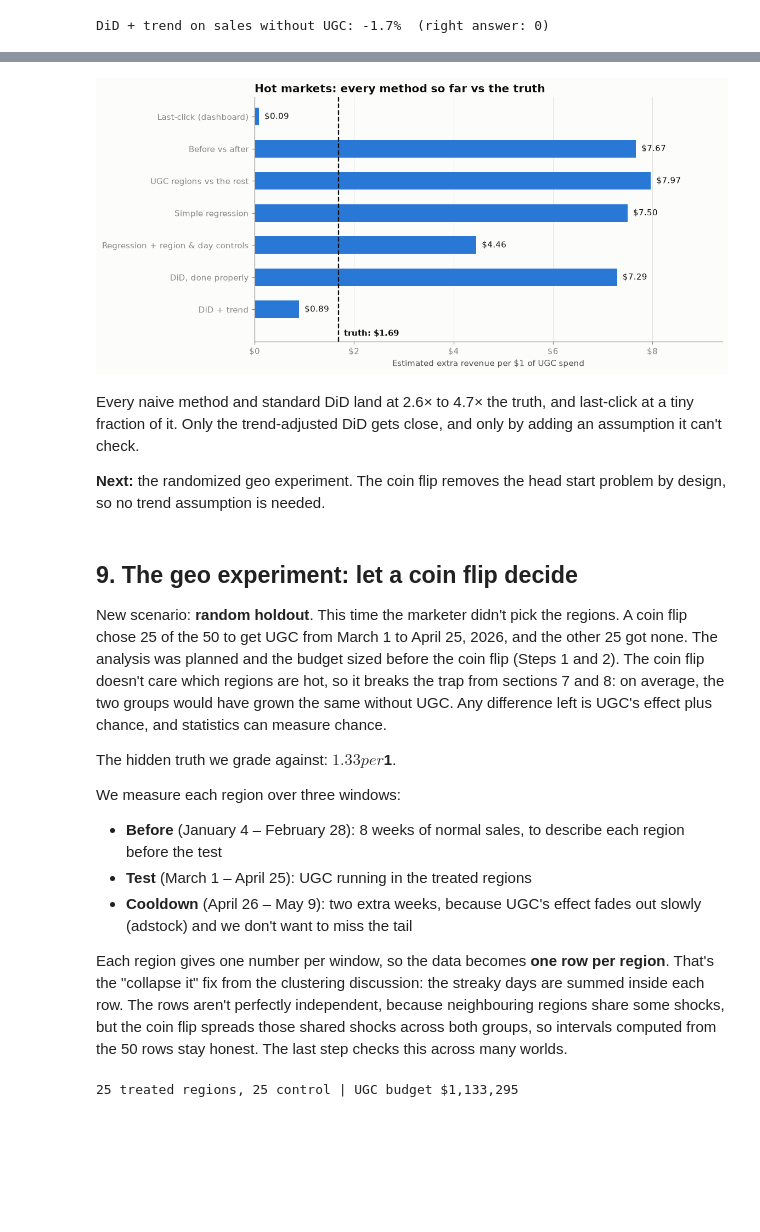
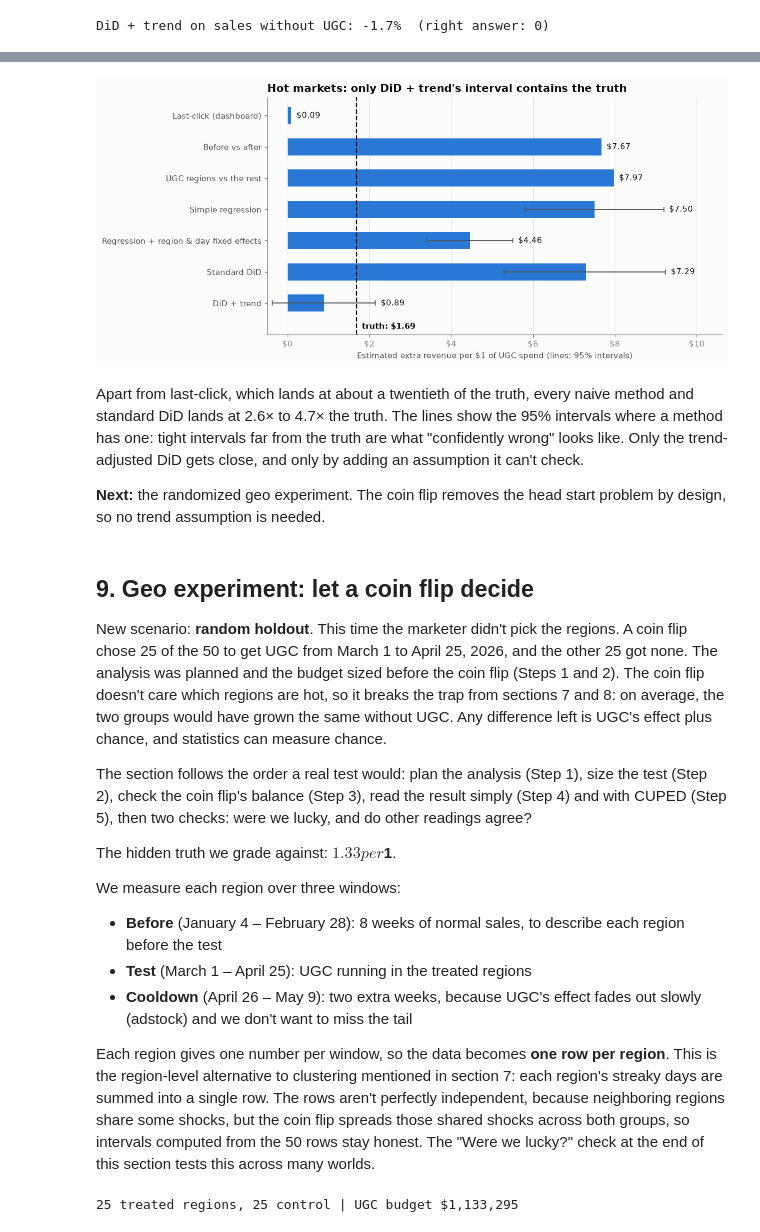
Before and after one commit to menni99/incrementality-mmm-lab, a Jupyter notebook: incrementality.ipynb, the cells around one changed output, grey strips where cells are left out. Saved outputs shown, nothing was run; the diff lists cells and outputs as text; code cells hidden in the pictures; blank space fills up the shorter version.

```diff
--- a/incrementality.ipynb
+++ b/incrementality.ipynb
@@ -399,7 +426,7 @@ Two more details:
 
 For now we use a simple intro scenario: search and social run all the time, and UGC runs in **every region** for an 8-week flight (March 1 – April 25, 2026). Spend levels are a share of each region's typical daily sales: search 5%, social 4%, UGC 2%. While UGC runs, it lifts sales by about 2–3%, a realistic size for a top-of-funnel campaign and hard to see through the noise.
 # %%
-intro = partial(intro_scenario, ugc_start="2026-03-01", ugc_end="2026-04-25")
+intro = partial(intro_scenario, ugc_start=LAUNCH, ugc_end=TEST_END)
 geos, panel = simulate_world(cfg, scenario=intro)
 
 panel.columns.tolist()
@@ -1130,22 +1165,33 @@ Same data, same estimate, opposite conclusions. From here on, every method that
 # %%
-def plot_scoreboard(scores, truth, title):
+def plot_scoreboard(scores, truth, title, intervals=None, save=None):
+    """Each method's estimate as a bar, with its 95% interval where it has one, against the true answer."""
+    intervals = intervals or {}
     names = list(scores)[::-1]
     vals = [scores[n] for n in names]
     fig, ax = plt.subplots(figsize=(10, 0.55 * len(names) + 1.4))
     ax.barh(names, vals, color=style.SERIES[0], height=0.55)
+    right = []
+    for i, (n, v) in enumerate(zip(names, vals)):
+        lo, hi = intervals.get(n, (v, v))
+        if n in intervals:
+            ax.errorbar(v, i, xerr=[[v - lo], [hi - v]], fmt="none", ecolor=style.INK_SECONDARY, elinewidth=1.2, capsize=3)
+        ax.text(max(v, hi), i, f"  {usd(v)}", va="center", fontsize=10, color=style.INK)
+        right.append(max(v, hi))
     ax.axvline(truth, color=style.INK, linewidth=1.5, linestyle="--")
     ax.set_ylim(-1.0, len(names) - 0.4)
     ax.text(truth, -0.75, f"  truth: ${truth:.2f}", color=style.INK, fontsize=10, va="center", fontweight="bold")
-    for i, v in enumerate(vals):
-        ax.text(v, i, f"  ${v:.2f}", va="center", fontsize=10, color=style.INK)
-    ax.set_xlim(0, max(vals + [truth]) * 1.18)
-    ax.xaxis.set_major_formatter(mticker.FormatStrFormatter("$%.0f"))
-    ax.set_xlabel("Estimated extra revenue per $1 of UGC spend")
+    left = min([0] + [lo for lo, _ in intervals.values()])
+    ax.set_xlim(left * 1.3, max(right + [truth]) * 1.15)
+    ax.xaxis.set_major_formatter(mticker.FuncFormatter(lambda v, _: usd(v).replace(".00", "")))
+    ax.set_xlabel("Estimated extra revenue per $1 of UGC spend (lines: 95% intervals)")
+    ax.tick_params(axis="y", colors=style.INK_SECONDARY, labelsize=10)
     ax.grid(axis="y", visible=False)
     ax.grid(axis="x", visible=True)
     ax.set_axisbelow(True)
     ax.set_title(title)
+    if save:
+        fig.savefig(save, dpi=150, bbox_inches="tight")
     plt.show()
 
-plot_scoreboard(scoreboard, truth_hot, "Naive methods vs the truth (hot markets)")
+plot_scoreboard(scoreboard, truth_hot, "Every naive method misses the true $1.69, in both directions", scoreboard_ci)
 # %% [output]
@@ -1182,20 +1228,16 @@ def monthly_panel(panel):
     m = (d.assign(month=d["date"].dt.to_period("M"))
           .groupby(["geo", "month"])["sales"].agg(avg_daily="mean", total="sum").reset_index())
     m["ugc_region"] = m["geo"].map(got_ugc).astype(int)
-    m["after"] = (m["month"] >= pd.Period("2026-03", "M")).astype(int)     # UGC launched March 1, 2026
+    m["after"] = (m["month"] >= pd.Period(LAUNCH, "M")).astype(int)        # UGC launched March 1, 2026
     m["t"] = (m["month"] - m["month"].min()).apply(lambda gap: gap.n)       # months since January 2025
     m["month"] = m["month"].astype(str)
     m["log_sales"] = np.log(m["avg_daily"])
     return m
 
 
-def usd(v):
-    return f"−${abs(v):,.2f}" if v < 0 else f"${v:,.2f}"
-
-
 def did(m, formula, spend):
     """Fit a DiD regression, clustered by region. Returns the lift and the $ per $1 with its 95% interval."""
-    fit = smf.ols(formula, data=m).fit(cov_type="cluster", cov_kwds={"groups": m["geo"].astype("category").cat.codes})
+    fit = smf.ols(formula, data=m).fit(cov_type="cluster", cov_kwds=by_region(m))
     lift, se = fit.params["ugc_region:after"], fit.bse["ugc_region:after"]
     # If UGC regions sold S after launch with a lift of `lift` (in logs), they'd have sold S x e^-lift without UGC.
     sales_after = m.loc[(m["ugc_region"] == 1) & (m["after"] == 1), "total"].sum()
@@ -1207,6 +1249,6 @@ STANDARD = "log_sales ~ ugc_region:after + C(geo) + C(month)"   # region baselin
 WITH_TREND = STANDARD + " + ugc_region:t"                       # ...plus a straight-line trend for UGC regions
 
 months = monthly_panel(panel_hot)
-months.head()
+months.head().style.format({"avg_daily": "${:,.0f}", "total": "${:,.0f}", "log_sales": "{:.3f}"})
 # %% [output]
 |  | geo | month | avg_daily | total | ugc_region | after | t | log_sales |
@@ -1364,17 +1409,22 @@ did_worlds.groupby("method", sort=False).agg(
 # %%
-scoreboard["DiD, done properly"] = standard["estimate"]
+scoreboard["Standard DiD"] = standard["estimate"]
 scoreboard["DiD + trend"] = with_trend["estimate"]
-plot_scoreboard(scoreboard, truth_hot, "Hot markets: every method so far vs the truth")
+scoreboard_ci["Standard DiD"] = (standard["low"], standard["high"])
+scoreboard_ci["DiD + trend"] = (with_trend["low"], with_trend["high"])
+plot_scoreboard(scoreboard, truth_hot, "Hot markets: only DiD + trend's interval contains the truth", scoreboard_ci,
+                save="images/hot_markets_scoreboard.png")
 # %% [output]
-[figure, old version]
+[figure, new version]
 # %% [markdown]
-Every naive method and standard DiD land at 2.6× to 4.7× the truth, and last-click at a tiny fraction of it. Only the trend-adjusted DiD gets close, and only by adding an assumption it can't check.
+Apart from last-click, which lands at about a twentieth of the truth, every naive method and standard DiD lands at 2.6× to 4.7× the truth. The lines show the 95% intervals where a method has one: tight intervals far from the truth are what "confidently wrong" looks like. Only the trend-adjusted DiD gets close, and only by adding an assumption it can't check.
 
 **Next:** the randomized geo experiment. The coin flip removes the head start problem by design, so no trend assumption is needed.
 # %% [markdown]
-## 9. The geo experiment: let a coin flip decide
+## 9. Geo experiment: let a coin flip decide
 
 New scenario: **random holdout**. This time the marketer didn't pick the regions. A coin flip chose 25 of the 50 to get UGC from March 1 to April 25, 2026, and the other 25 got none. The analysis was planned and the budget sized before the coin flip (Steps 1 and 2). The coin flip doesn't care which regions are hot, so it breaks the trap from sections 7 and 8: on average, the two groups would have grown the same without UGC. Any difference left is UGC's effect plus chance, and statistics can measure chance.
+
+The section follows the order a real test would: plan the analysis (Step 1), size the test (Step 2), check the coin flip's balance (Step 3), read the result simply (Step 4) and with CUPED (Step 5), then two checks: were we lucky, and do other readings agree?
 
 The hidden truth we grade against: **$1.33 per $1**.
 
@@ -1383,5 +1433,5 @@ We measure each region over three windows:
 - **Test** (March 1 – April 25): UGC running in the treated regions
 - **Cooldown** (April 26 – May 9): two extra weeks, because UGC's effect fades out slowly (adstock) and we don't want to miss the tail
 
-Each region gives one number per window, so the data becomes **one row per region**. That's the "collapse it" fix from the clustering discussion: the streaky days are summed inside each row. The rows aren't perfectly independent, because neighbouring regions share some shocks, but the coin flip spreads those shared shocks across both groups, so intervals computed from the 50 rows stay honest. The last step checks this across many worlds.
+Each region gives one number per window, so the data becomes **one row per region**. This is the region-level alternative to clustering mentioned in section 7: each region's streaky days are summed into a single row. The rows aren't perfectly independent, because neighboring regions share some shocks, but the coin flip spreads those shared shocks across both groups, so intervals computed from the 50 rows stay honest. The "Were we lucky?" check at the end of this section tests this across many worlds.
 # %%
```
Also changed, not shown: parts of 97 cells of this notebook, 7 other files.
